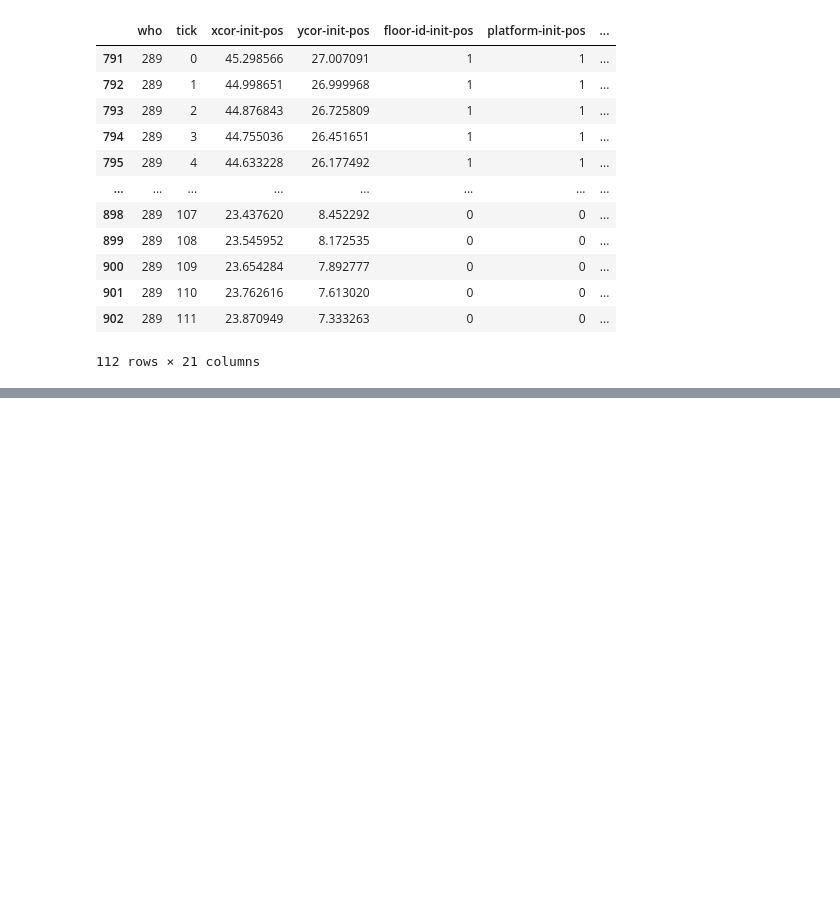
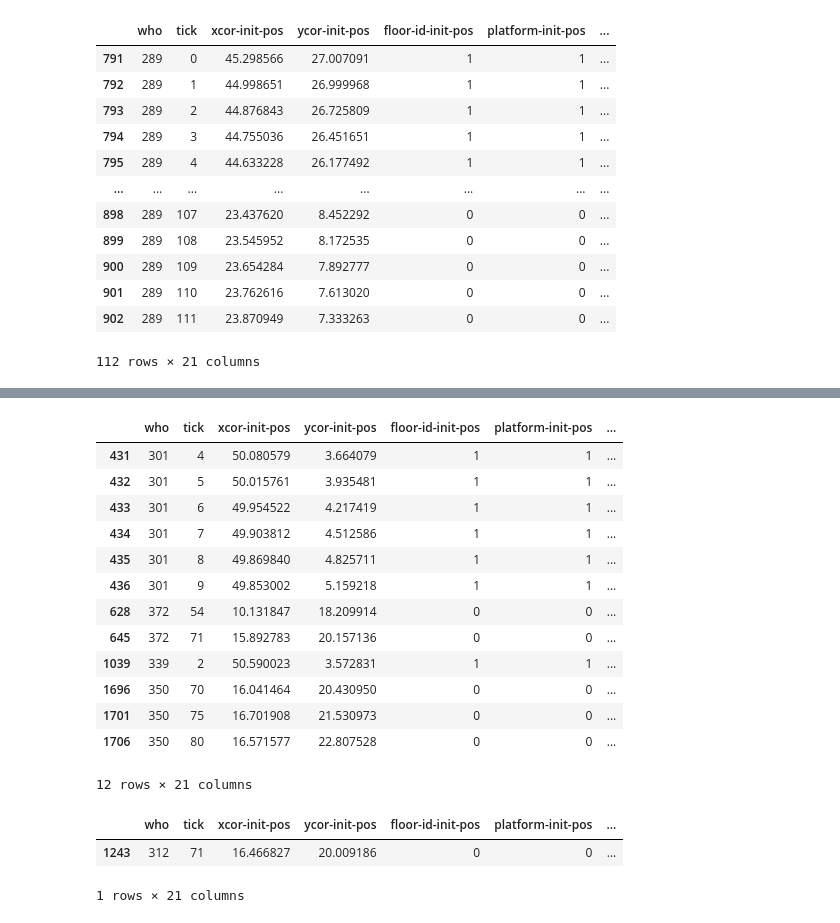
Before and after one commit to Educorreia932/FEUP-MS, a Jupyter notebook: Examples/experiments/analysis.ipynb, the cells around one changed output, grey strips where cells are left out. Cells and saved outputs as stored; diff of their text form; code cells hidden in the pictures; blank space fills up the shorter version.

Commit message:
added max distance and max crowdness

```diff
--- a/Examples/experiments/analysis.ipynb
+++ b/Examples/experiments/analysis.ipynb
@@ -118,0 +124,23 @@ df
+# %%
+df[df['crowdness-1']== df['crowdness-1'].max()]
+# %% [output]
+|  | who | tick | xcor-init-pos | ycor-init-pos | floor-id-init-pos | platform-init-pos | ... |
+| 431 | 301 | 4 | 50.080579 | 3.664079 | 1 | 1 | ... |
+| 432 | 301 | 5 | 50.015761 | 3.935481 | 1 | 1 | ... |
+| 433 | 301 | 6 | 49.954522 | 4.217419 | 1 | 1 | ... |
+| 434 | 301 | 7 | 49.903812 | 4.512586 | 1 | 1 | ... |
+| 435 | 301 | 8 | 49.869840 | 4.825711 | 1 | 1 | ... |
+| 436 | 301 | 9 | 49.853002 | 5.159218 | 1 | 1 | ... |
+| 628 | 372 | 54 | 10.131847 | 18.209914 | 0 | 0 | ... |
+| 645 | 372 | 71 | 15.892783 | 20.157136 | 0 | 0 | ... |
+| 1039 | 339 | 2 | 50.590023 | 3.572831 | 1 | 1 | ... |
+| 1696 | 350 | 70 | 16.041464 | 20.430950 | 0 | 0 | ... |
+| 1701 | 350 | 75 | 16.701908 | 21.530973 | 0 | 0 | ... |
+| 1706 | 350 | 80 | 16.571577 | 22.807528 | 0 | 0 | ... |
+12 rows × 21 columns
+# %%
+df[df['crowdness-1.2']== df['crowdness-1.2'].max()]
+# %% [output]
+|  | who | tick | xcor-init-pos | ycor-init-pos | floor-id-init-pos | platform-init-pos | ... |
+| 1243 | 312 | 71 | 16.466827 | 20.009186 | 0 | 0 | ... |
+1 rows × 21 columns
```
Also changed, not shown: parts of 6 cells of this notebook.
